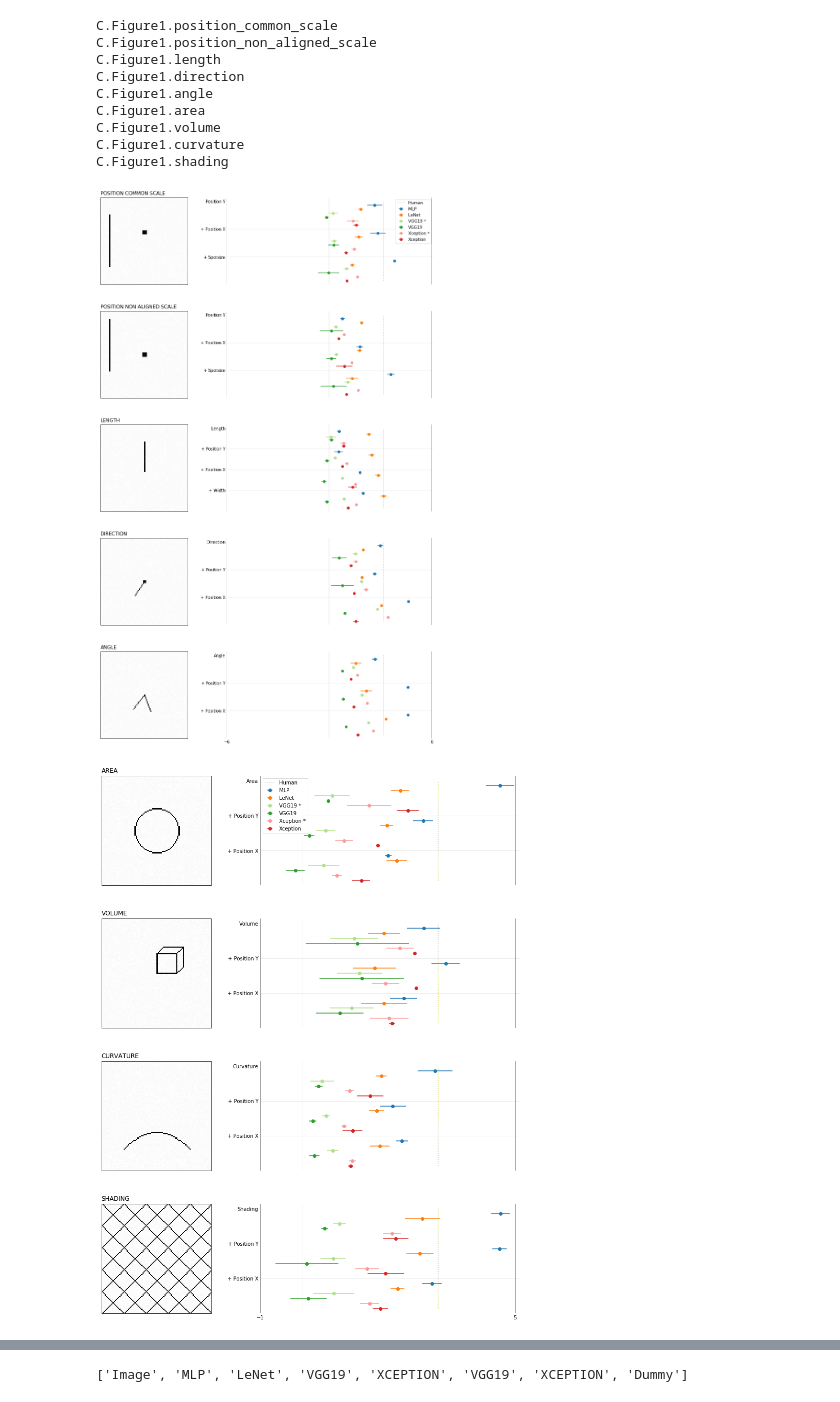
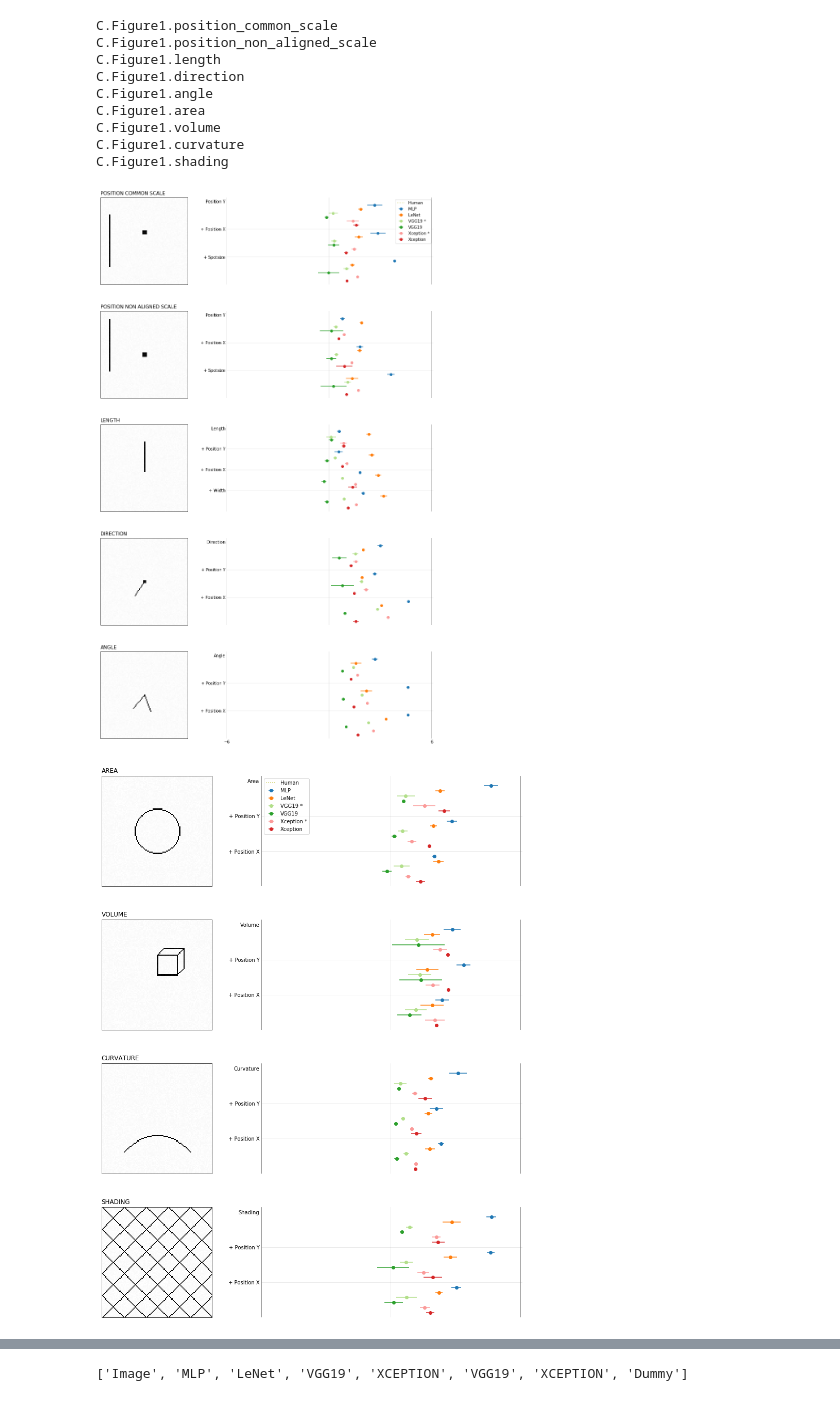
Before and after one commit to Rhoana/perception, a Jupyter notebook: IPY/Figure1_Analysis_Better_GFX.ipynb, the cells around one changed output, grey strips where cells are left out. Cells and saved outputs as stored; diff of their text form; code cells hidden in the pictures.

```diff
--- a/IPY/Figure1_Analysis_Better_GFX.ipynb
+++ b/IPY/Figure1_Analysis_Better_GFX.ipynb
@@ -371,7 +371,7 @@ for z,experiment in enumerate(experiments[0:5]):
 
         if i==3:
 
-            plt.vlines(np.log2(9.125),0,len_c*len_labels-1, colors='C8', linestyles='dotted', label='Human', alpha=.7)
+            plt.vlines(1000,0,len_c*len_labels-1, colors='C8', linestyles='dotted', label='Human', alpha=.7)
 
 
         ax = plt.gca()
@@ -467,7 +467,7 @@ for z,experiment in enumerate(experiments[0:5]):
         plt.legend()
 plt.savefig('../PAPER/gfx/figure1_slim_left.pdf', bbox_inches='tight', pad_inches=0)
 # %% [output]
-[figure, old version]
+[figure, new version]
 # %%
 import numpy as np
 import scipy as sp
@@ -595,11 +595,11 @@ for z,experiment in enumerate(experiments[5:]):
         y_pos = [v+c_factor for v in y_pos]
 
 
-        plt.xlim(-1,5.1)
+        plt.xlim(-6,6.1)
 
         if i==3:
 
-            plt.vlines(np.log2(9.125),0,len_c*len_labels-1, colors='C8', linestyles='dotted', label='Human', alpha=.7)
+            plt.vlines(1000,0,len_c*len_labels-1, colors='C8', linestyles='dotted', label='Human', alpha=.7)
 
 
         ax = plt.gca()
@@ -622,12 +622,12 @@ for z,experiment in enumerate(experiments[5:]):
         ax.get_yaxis().set_ticks(range(len_c-1,min((len_c-1)*len_labels+len_c,mmax),len_c), minor=True)
 #         print (len_c-1)*len_labels+len_c, len(labels)
 #         print range(len_c-1,(len_c-1)*len_labels+len_c,len_c)
-        ax.get_xaxis().set_ticks(np.arange(-1,6,6)) # mark the tange
+        ax.get_xaxis().set_ticks(np.arange(-6,7,12)) # mark the tange
         ax.get_xaxis().set_ticks(np.arange(0,0.1), minor=True) # mark the center
         ax.tick_params(axis=u'both', which=u'both',length=0)
 
         # remove tick marks
-        if z!=3:#j <= 2*(len(experiments)-1):
+        if z!=4:#j <= 2*(len(experiments)-1):
             from matplotlib.ticker import NullFormatter
             ax.xaxis.set_major_formatter(NullFormatter())
             ax.xaxis.set_ticks_position('none')
@@ -668,34 +668,34 @@ for z,experiment in enumerate(experiments[5:]):
 
         c_color = 'C'+str(i-1)
         if i == 3:
             # vgg19 imagenet
             c = c+' *'
             c_color = '#b2df8a'
         elif i == 4:
             # vgg from scratch
 #             c = c+'vg s'
             c_color = 'C2'
         elif i == 5:
             # xcpetion imagenet
             c = 'Xception *'
             c_color = '#fb9a99'
         elif i == 6:
             # xception from scratch
 #             c = c+'x sc'
             c = 'Xception'
             c_color = 'C3'
 #         print i
         errorbars = plt.errorbar(means, y_pos, xerr=confidence, fmt='o', color=c_color, label=c)
 
 #         if i == 6:
 #             errorbars = plt.errorbar([100], y_pos[-1]+1, xerr=[0], fmt='o')
 
 #         print '-'*80
     if z==0:
         plt.legend()
 plt.savefig('../PAPER/gfx/figure1_slim_right.pdf', bbox_inches='tight', pad_inches=0)
 # %% [output]
-[figure, old version]
+[figure, new version]
 # %%
 import numpy as np
 import scipy as sp
```
Also changed, not shown: parts of 1 cell of this notebook, 4 other files.
